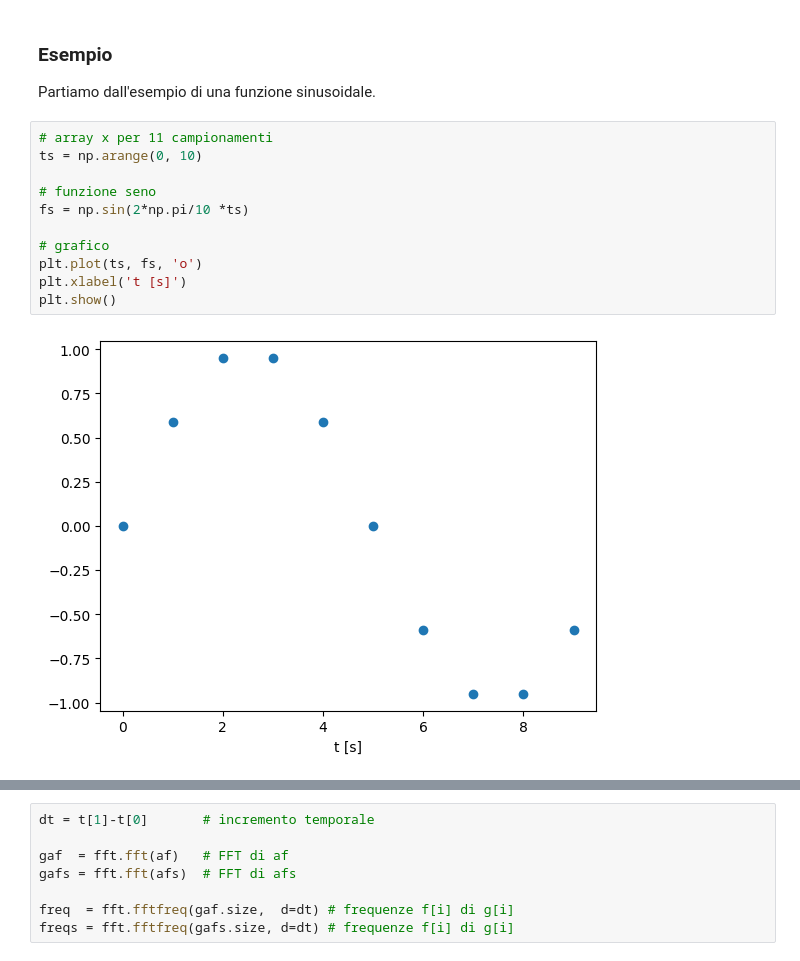
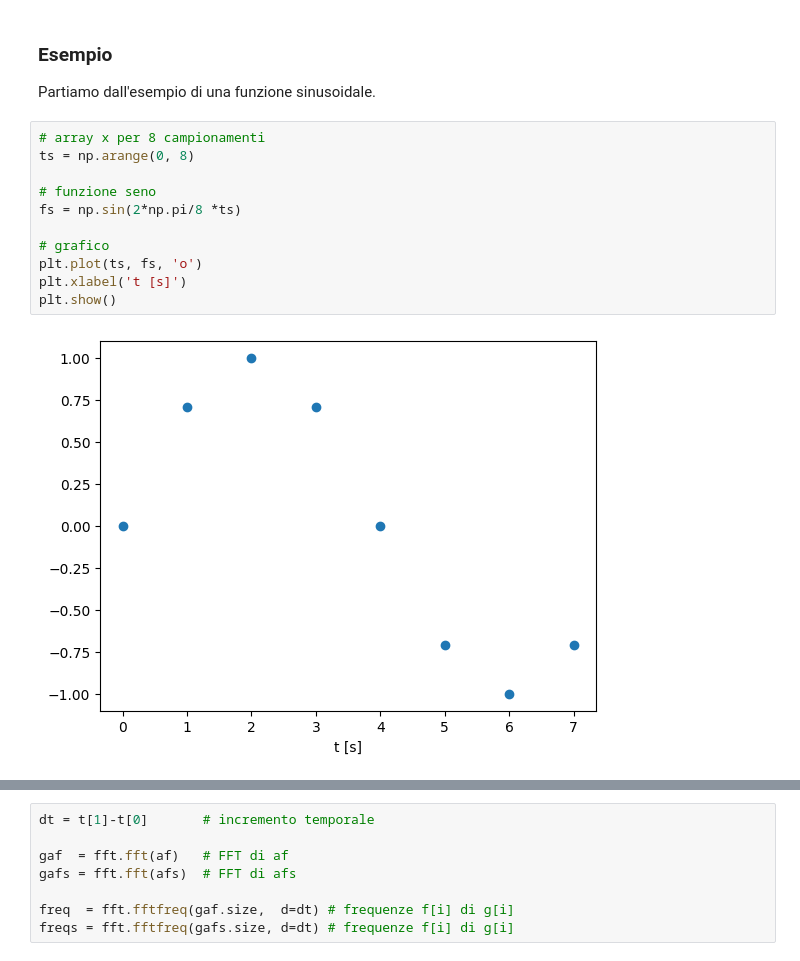
Before and after one commit to s-germani/metodi-computazionali-fisica-2023, a Jupyter notebook: notebooks/lezioni/L09_TrasformateFourier.ipynb, the cells around one changed output, grey strips where cells are left out. Cells and saved outputs as stored; diff of their text form.

```diff
--- a/notebooks/lezioni/L09_TrasformateFourier.ipynb
+++ b/notebooks/lezioni/L09_TrasformateFourier.ipynb
@@ -189,18 +189,18 @@ Per campioni solo reali è possibile utilizzare i metodi dedicati e più veloci:
 ### Esempio
 Partiamo dall'esempio di una funzione sinusoidale.
 # %%
-# array x per 11 campionamenti
-ts = np.arange(0, 10)
+# array x per 8 campionamenti
+ts = np.arange(0, 8)
 
 # funzione seno
-fs = np.sin(2*np.pi/10 *ts)
+fs = np.sin(2*np.pi/8 *ts)
 
 # grafico
 plt.plot(ts, fs, 'o')
 plt.xlabel('t [s]')
 plt.show()
 # %% [output]
-[figure, old version]
+[figure, new version]
 # %%
 # FFT
 ffts  = fft.fft(fs)
```
Also changed, not shown: parts of 22 cells of this notebook.
